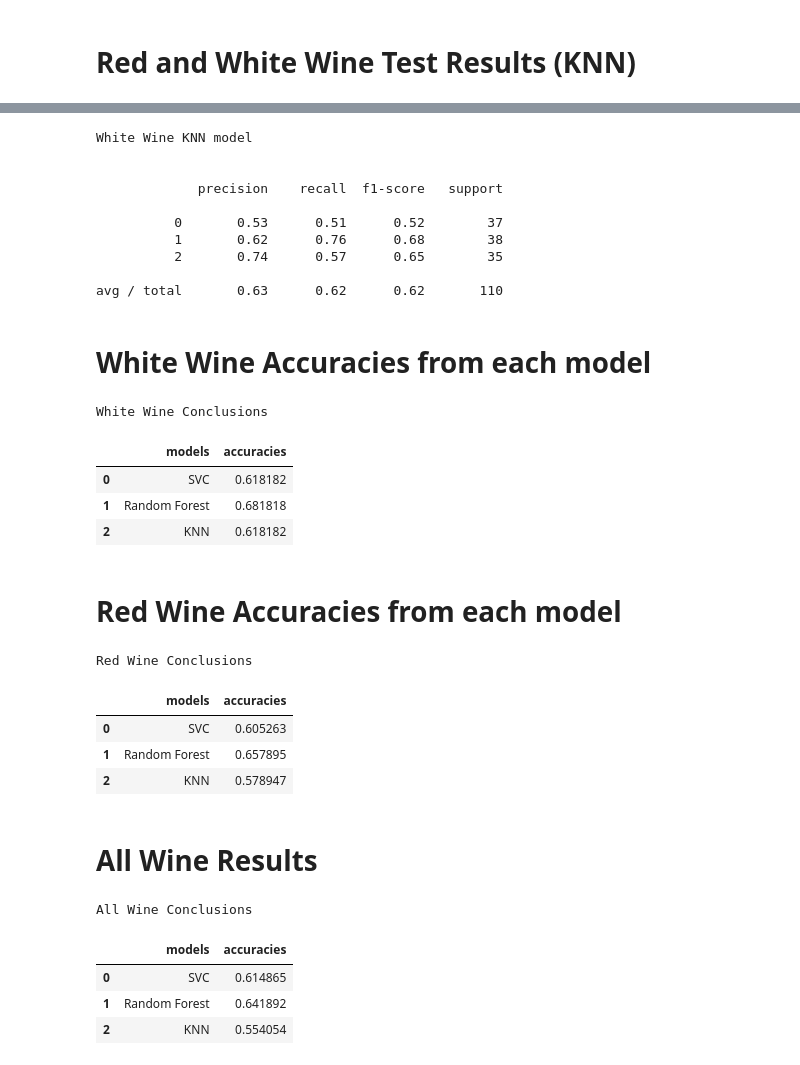
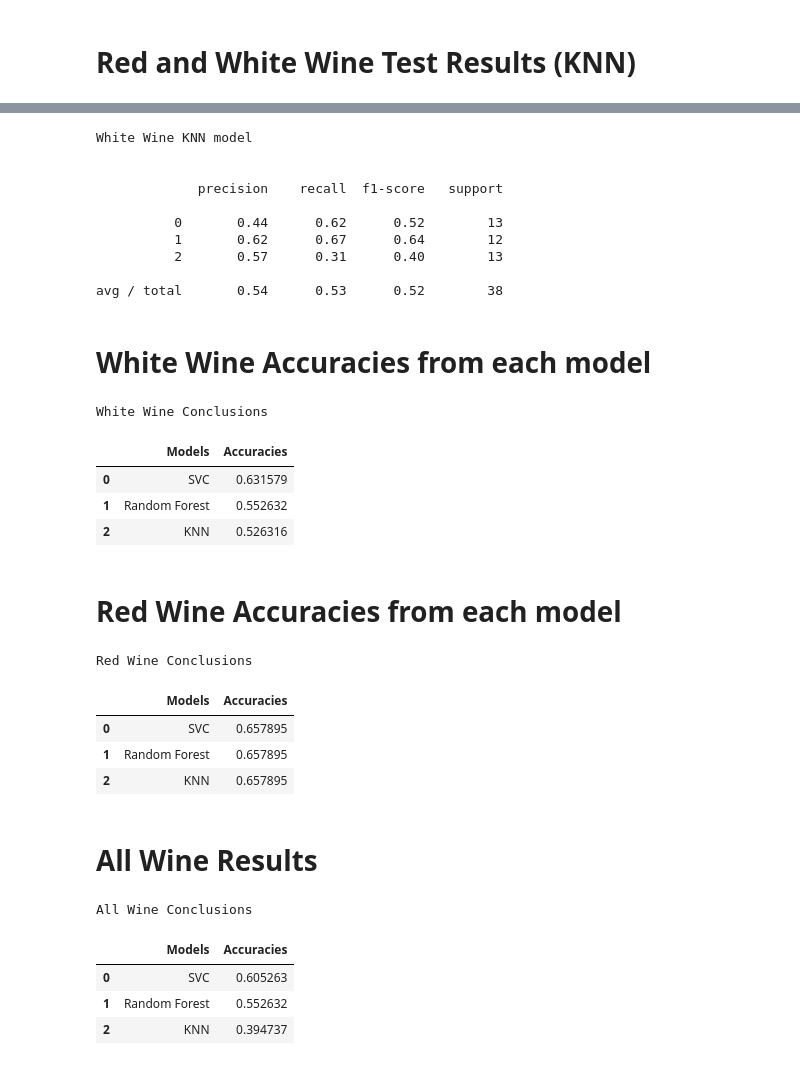
Before and after one commit to mcgeec91/Final-Project-UCF-Coding-Bootcamp, a Jupyter notebook: ReSampling_red_vs_white_wine.ipynb, the cells around one changed output, grey strips where cells are left out. Saved outputs shown, nothing was run; the diff lists cells and outputs as text; code cells hidden in the pictures.

```diff
--- a/ReSampling_red_vs_white_wine.ipynb
+++ b/ReSampling_red_vs_white_wine.ipynb
@@ -138,9 +138,9 @@ quality_poor.head(5)
 | 172 | 7.6 | 0.480 | 0.37 | 0.8 | 0.037 | 4.0 | ... |
 # %%
 
-good_sample = quality_good.sample(n = 183 , random_state=numpy.random.RandomState())
-poor_sample = quality_poor.sample(n = 183 , random_state=numpy.random.RandomState())
-avg_sample = quality_avg.sample(n = 183 , random_state=numpy.random.RandomState())
+good_sample = quality_good.sample(n = 63 , random_state=numpy.random.RandomState())
+poor_sample = quality_poor.sample(n = 63 , random_state=numpy.random.RandomState())
+avg_sample = quality_avg.sample(n = 63 , random_state=numpy.random.RandomState())
 avg_sample.head(5)
 # %% [output]
 |  | fixed acidity | volatile acidity | citric acid | residual sugar | chlorides | free sulfur dioxide | ... |
@@ -807,53 +837,53 @@ White Wine KNN model
 
              precision    recall  f1-score   support
 
-          0       0.53      0.51      0.52        37
-          1       0.62      0.76      0.68        38
-          2       0.74      0.57      0.65        35
+          0       0.44      0.62      0.52        13
+          1       0.62      0.67      0.64        12
+          2       0.57      0.31      0.40        13
 
-avg / total       0.63      0.62      0.62       110
+avg / total       0.54      0.53      0.52        38
 # %% [markdown]
 # White Wine Accuracies from each model
 # %%
-white_wine_conclusion = pd.DataFrame({'models': ["SVC","Random Forest","KNN"],
-                           'accuracies': [accuracy_score(yw_test,pred_svc_w),accuracy_score(yw_test,pred_rfc_w),accuracy_score(yw_test,pred_knn_w)]})
+white_wine_conclusion = pd.DataFrame({'Models': ["SVC","Random Forest","KNN"],
+                           'Accuracies': [accuracy_score(yw_test,pred_svc_w),accuracy_score(yw_test,pred_rfc_w),accuracy_score(yw_test,pred_knn_w)]})
 print("White Wine Conclusions")
 print("")
 white_wine_conclusion
 # %% [output]
 White Wine Conclusions
-|  | models | accuracies |
-| 0 | SVC | 0.618182 |
-| 1 | Random Forest | 0.681818 |
-| 2 | KNN | 0.618182 |
+|  | Models | Accuracies |
+| 0 | SVC | 0.631579 |
+| 1 | Random Forest | 0.552632 |
+| 2 | KNN | 0.526316 |
 # %% [markdown]
 # Red Wine Accuracies from each model
 # %%
-red_wine_conclusion = pd.DataFrame({'models': ["SVC","Random Forest","KNN"],
-                           'accuracies': [accuracy_score(y_test,pred_svc),accuracy_score(y_test,pred_rfc),accuracy_score(y_test,pred_knn)]})
+red_wine_conclusion = pd.DataFrame({'Models': ["SVC","Random Forest","KNN"],
+                           'Accuracies': [accuracy_score(y_test,pred_svc),accuracy_score(y_test,pred_rfc),accuracy_score(y_test,pred_knn)]})
 print("Red Wine Conclusions")
 print("")
 red_wine_conclusion
 # %% [output]
 Red Wine Conclusions
-|  | models | accuracies |
-| 0 | SVC | 0.605263 |
+|  | Models | Accuracies |
+| 0 | SVC | 0.657895 |
 | 1 | Random Forest | 0.657895 |
-| 2 | KNN | 0.578947 |
+| 2 | KNN | 0.657895 |
 # %% [markdown]
 # All Wine Results
 # %%
-all_wine_conclusion = pd.DataFrame({'models': ["SVC","Random Forest","KNN"],
-                           'accuracies': [accuracy_score(y_all_test,pred_svc_all),accuracy_score(y_all_test,pred_rfc_all),accuracy_score(y_all_test,pred_knn_all)]})
+all_wine_conclusion = pd.DataFrame({'Models': ["SVC","Random Forest","KNN"],
+                           'Accuracies': [accuracy_score(y_all_test,pred_svc_all),accuracy_score(y_all_test,pred_rfc_all),accuracy_score(y_all_test,pred_knn_all)]})
 print("All Wine Conclusions")
 print("")
 all_wine_conclusion
 # %% [output]
 All Wine Conclusions
-|  | models | accuracies |
-| 0 | SVC | 0.614865 |
-| 1 | Random Forest | 0.641892 |
-| 2 | KNN | 0.554054 |
+|  | Models | Accuracies |
+| 0 | SVC | 0.605263 |
+| 1 | Random Forest | 0.552632 |
+| 2 | KNN | 0.394737 |
 # %%
 print("All Wine SVC model")
 print("")
```
Also changed, not shown: parts of 46 cells of this notebook, 14 other files.
